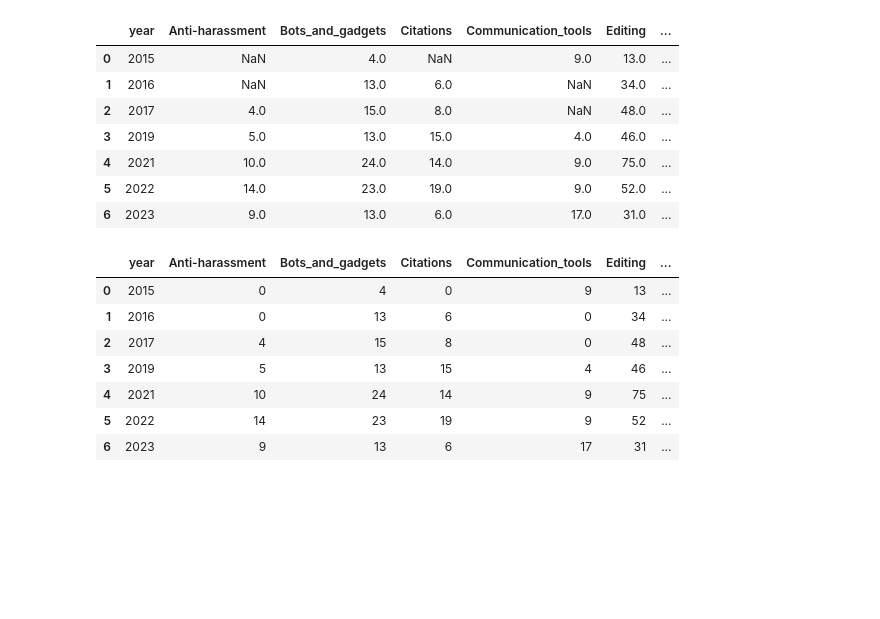
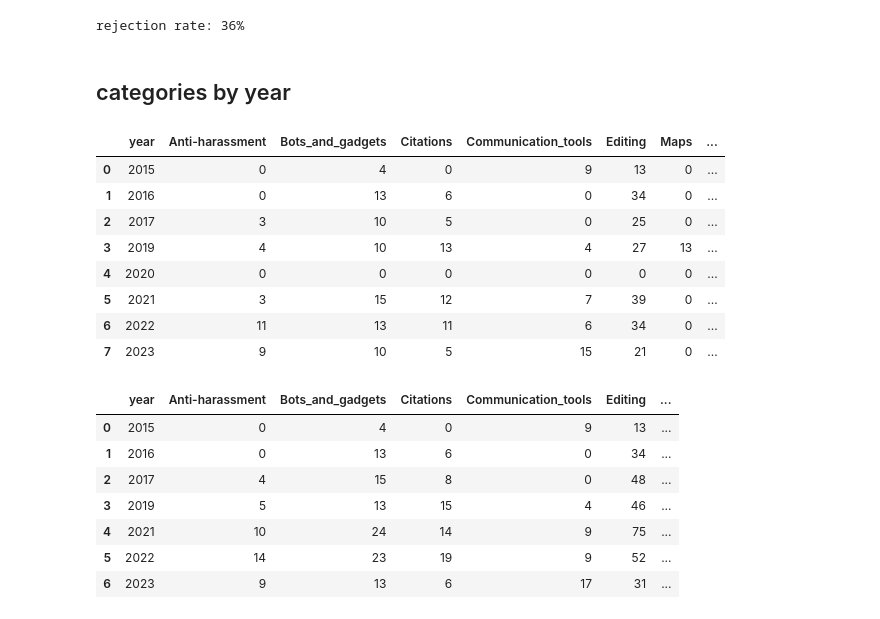
Before and after one commit to wikimedia-research/community-wishlist-historical-metrics-2023, a Jupyter notebook: 04-analysis.ipynb, the cells around one changed output. Cells and saved outputs as stored; diff of their text form; code cells hidden in the pictures; blank space fills up the shorter version.

```diff
--- a/04-analysis.ipynb
+++ b/04-analysis.ipynb
@@ -14,4 +14,8 @@ conn = duckdb.connect('secrets/cws_data.db')
 # %%
 conn.close()
 # %%
-def query(query_string, df=False)
+def query(query_string, df=False, conn=conn):
+    if df==True:
+        return conn.sql(query_string).df()
+    else:
+        return conn.sql(query_string).show()
@@ -91,31 +149,53 @@ WHERE ap.year = 2023 AND role='proposer'
+# %%
+print(f'rejection rate: {round(proposals_summary.query("""year >= 2017""").rejection_rate.mean())}%')
+# %% [output]
+rejection rate: 36%
+# %% [markdown]
+## categories by year
 # %%
-all_categories_by_year = conn.sql("""
-WITH base AS (
-SELECT *, NULL AS error FROM proposals
-UNION ALL
-SELECT * FROM errors),
+all_categories_by_year = query("""
+WITH
+    base AS (
+        SELECT
+            *,
+            NULL AS error
+        FROM
+            accepted_proposals
+        UNION ALL
+        SELECT
+            *
+        FROM
+            errors),
 
-yearly AS (SELECT
-    year, category, COUNT(DISTINCT proposal) AS proposals
-FROM base
-WHERE NOT category IN ('Archive', 'Untranslated') AND year <> 2020
-GROUP BY year, category)
+    yearly AS (
+        SELECT
+            year,
+            category,
+            COUNT(DISTINCT proposal) AS proposals
+        FROM
+            base
+        WHERE
+            NOT category IN ('Archive', 'Larger_suggestions', 'Untranslated')
+        GROUP BY
+            year,
+            category)
 
 PIVOT yearly
 ON category
 USING SUM(proposals)
-GROUP BY year""").df()
+GROUP BY year""", True).fillna(0).astype(int)
 
 all_categories_by_year
 # %% [output]
-|  | year | Anti-harassment | Bots_and_gadgets | Citations | Communication_tools | Editing | ... |
-| 0 | 2015 | NaN | 4.0 | NaN | 9.0 | 13.0 | ... |
-| 1 | 2016 | NaN | 13.0 | 6.0 | NaN | 34.0 | ... |
-| 2 | 2017 | 4.0 | 15.0 | 8.0 | NaN | 48.0 | ... |
-| 3 | 2019 | 5.0 | 13.0 | 15.0 | 4.0 | 46.0 | ... |
-| 4 | 2021 | 10.0 | 24.0 | 14.0 | 9.0 | 75.0 | ... |
-| 5 | 2022 | 14.0 | 23.0 | 19.0 | 9.0 | 52.0 | ... |
-| 6 | 2023 | 9.0 | 13.0 | 6.0 | 17.0 | 31.0 | ... |
+|  | year | Anti-harassment | Bots_and_gadgets | Citations | Communication_tools | Editing | Maps | ... |
+| 0 | 2015 | 0 | 4 | 0 | 9 | 13 | 0 | ... |
+| 1 | 2016 | 0 | 13 | 6 | 0 | 34 | 0 | ... |
+| 2 | 2017 | 3 | 10 | 5 | 0 | 25 | 0 | ... |
+| 3 | 2019 | 4 | 10 | 13 | 4 | 27 | 13 | ... |
+| 4 | 2020 | 0 | 0 | 0 | 0 | 0 | 0 | ... |
+| 5 | 2021 | 3 | 15 | 12 | 7 | 39 | 0 | ... |
+| 6 | 2022 | 11 | 13 | 11 | 6 | 34 | 0 | ... |
+| 7 | 2023 | 9 | 10 | 5 | 15 | 21 | 0 | ... |
 # %%
 viz_categories = pd.DataFrame(all_categories_by_year.sum(axis=0, min_count=2)).dropna().index.values
 categories_by_year = all_categories_by_year[viz_categories]
```
Also changed, not shown: parts of 38 cells of this notebook, 6 other files.
